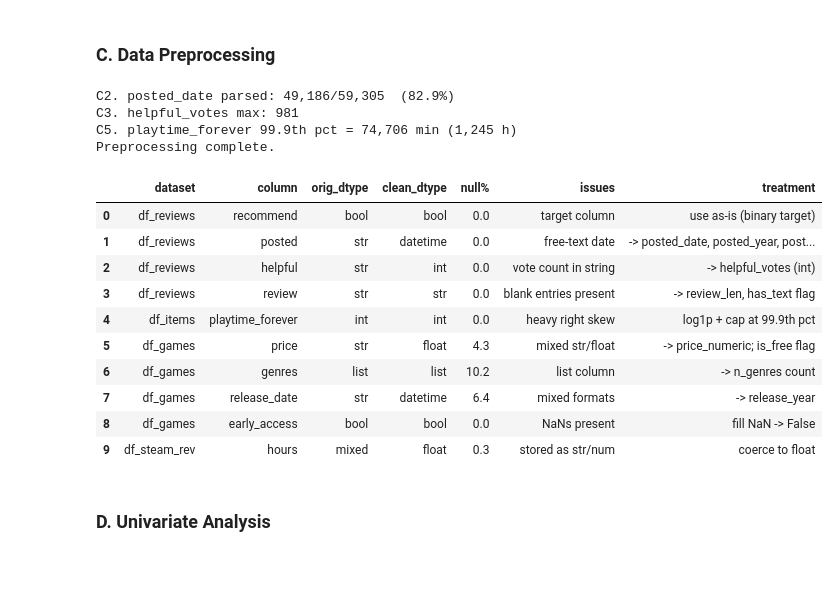
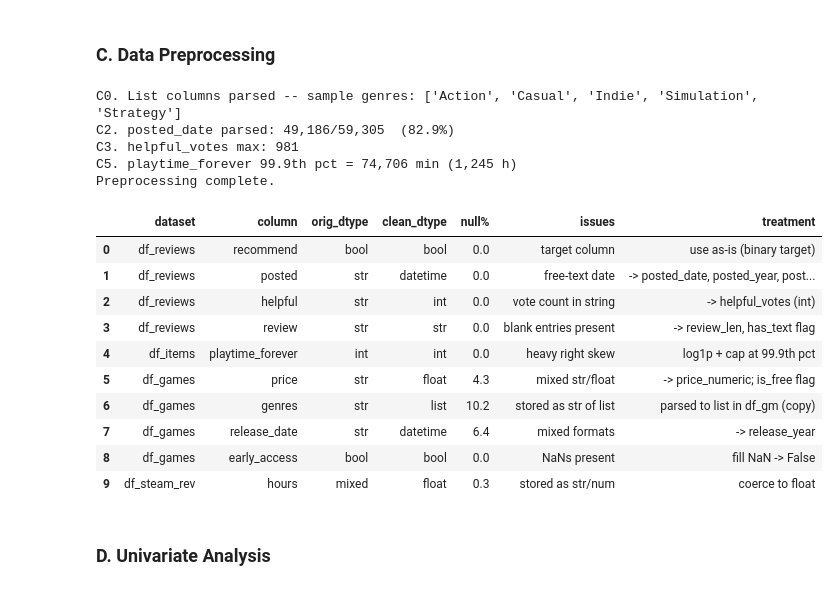
Before and after one commit to Patreax/ISA_movielens_recsys, a Jupyter notebook: notebooks/02_steam_recsys.ipynb, the cells around one changed output. Cells and saved outputs as stored; diff of their text form; code cells hidden in the pictures.

```diff
--- a/notebooks/02_steam_recsys.ipynb
+++ b/notebooks/02_steam_recsys.ipynb
@@ -245,16 +275,40 @@ Granularity (one row per …):
 # %% [markdown]
 ### C. Data Preprocessing
 # %%
-# ── C. Data Preprocessing ──────────────────────────────────────────────────────
+# -- C. Data Preprocessing ----------------------------------------------------
 
-# Work on copies — never modify raw frames
+# Work on copies -- never modify raw frames
 df_rev = df_reviews.copy()
 df_itm = df_items.copy()
 df_gm  = df_games.copy()
 df_bun = df_bundles.copy()
 df_sr  = df_steam_rev.copy()
 
-# C1. Trim string columns
+# -- C0. Parse list-like string columns in df_gm ------------------------------
+# genres, tags, specs are stored as string repr of lists in the parquet cache
+# (e.g. "['Action', 'Indie']").  Parse them back to real Python lists on the
+# COPY only so DATASETS / df_games remain unchanged for later EDA steps.
+import ast as _ast
+
+def _parse_list_str(x):
+    # Pass-through: already a Python list
+    if isinstance(x, list): return x
+    # PyArrow reads list-type parquet columns back as numpy.ndarray
+    if isinstance(x, np.ndarray): return x.tolist()
+    # Legacy: column was serialised as a string repr of a list
+    if not isinstance(x, str) or x.strip() in ('', 'nan', 'None'): return []
+    try:
+        r = _ast.literal_eval(x)
+        return r if isinstance(r, list) else []
+    except (ValueError, SyntaxError):
+        return []
+
+for _col in ['genres', 'tags', 'specs']:
+    df_gm[_col] = df_gm[_col].apply(_parse_list_str)
+
+print(f"C0. List columns parsed -- sample genres: {df_gm['genres'].iloc[0]}")
+
+# -- C1. Trim string columns --------------------------------------------------
 for col in ["user_id", "item_id", "review", "posted", "helpful"]:
     df_rev[col] = df_rev[col].astype(str).str.strip()
 for col in ["user_id", "item_id", "item_name"]:
@@ -263,7 +317,7 @@ for col in ["username", "product_id"]:
     if col in df_sr.columns:
         df_sr[col] = df_sr[col].astype(str).str.strip()
 
-# C2. Parse posted date ("Posted November 12, 2014.")
+# -- C2. Parse posted date ("Posted November 12, 2014.") ----------------------
 def parse_posted(s):
     if not isinstance(s, str) or s.strip() in ("", "nan"):
         return pd.NaT
@@ -276,7 +330,7 @@ df_rev["posted_month"] = df_rev["posted_date"].dt.month
 ok = df_rev["posted_date"].notna().sum()
 print(f"C2. posted_date parsed: {ok:,}/{len(df_rev):,}  ({ok/len(df_rev)*100:.1f}%)")
 
-# C3. Extract helpful vote counts from strings
+# -- C3. Extract helpful vote counts from strings -----------------------------
 def parse_votes(s):
     if not isinstance(s, str): return 0
     m = re.search(r"(\d+)", s)
@@ -285,61 +339,62 @@ def parse_votes(s):
 df_rev["helpful_votes"] = df_rev["helpful"].apply(parse_votes)
 print(f"C3. helpful_votes max: {df_rev['helpful_votes'].max():,}")
 
-# C4. Review text length + has_text flag
+# -- C4. Review text length + has_text flag -----------------------------------
 df_rev["review_len"] = df_rev["review"].str.len().fillna(0).astype(int)
 df_rev["has_text"]   = df_rev["review"].str.strip().str.len() > 0
 
-# C5. Playtime: log1p transform + cap at 99.9th pct
+# -- C5. Playtime: log1p transform + cap at 99.9th pct -----------------------
 p999 = df_itm["playtime_forever"].quantile(0.999)
 df_itm["playtime_forever_capped"] = df_itm["playtime_forever"].clip(upper=p999)
 df_itm["playtime_log1p"]          = np.log1p(df_itm["playtime_forever"])
 print(f"C5. playtime_forever 99.9th pct = {p999:,.0f} min ({p999/60:,.0f} h)")
 
-# C6. Games: release year, is_free, list-length features
+# -- C6. Games: release year, is_free, list-length features -------------------
 df_gm["release_date_parsed"] = pd.to_datetime(df_gm["release_date"], errors="coerce")
 df_gm["release_year"] = df_gm["release_date_parsed"].dt.year
 df_gm["is_free"]      = df_gm["price_numeric"] == 0
-df_gm["n_genres"]     = df_gm["genres"].apply(lambda x: len(x) if isinstance(x, list) else 0)
-df_gm["n_tags"]       = df_gm["tags"].apply(lambda x: len(x) if isinstance(x, list) else 0)
-df_gm["n_specs"]      = df_gm["specs"].apply(lambda x: len(x) if isinstance(x, list) else 0)
+df_gm["n_genres"]     = df_gm["genres"].apply(len)
+df_gm["n_tags"]       = df_gm["tags"].apply(len)
+df_gm["n_specs"]      = df_gm["specs"].apply(len)
 df_gm["early_access"] = df_gm["early_access"].fillna(False)
 
-# C7. steam_reviews: numeric hours + products
-df_sr["hours"]    = pd.to_numeric(df_sr["hours"], errors="coerce")
+# -- C7. steam_reviews: numeric hours + products ------------------------------
+df_sr["hours"]    = pd.to_numeric(df_sr["hours"],    errors="coerce")
 df_sr["products"] = pd.to_numeric(df_sr["products"], errors="coerce")
 
 print("Preprocessing complete.")
 
 # Preprocessing summary table
 prep_rows = [
     ("df_reviews",  "recommend",        "bool",  "bool",     0.0,                                          "target column",              "use as-is (binary target)"),
     ("df_reviews",  "posted",           "str",   "datetime", round(df_reviews["posted"].isnull().mean()*100,1), "free-text date",         "-> posted_date, posted_year, posted_month"),
     ("df_reviews",  "helpful",          "str",   "int",      0.0,                                          "vote count in string",       "-> helpful_votes (int)"),
     ("df_reviews",  "review",           "str",   "str",      0.0,                                          "blank entries present",      "-> review_len, has_text flag"),
     ("df_items",    "playtime_forever", "int",   "int",      0.0,                                          "heavy right skew",           "log1p + cap at 99.9th pct"),
     ("df_games",    "price",            "str",   "float",    round(df_games["price"].isnull().mean()*100,1), "mixed str/float",          "-> price_numeric; is_free flag"),
-    ("df_games",    "genres",           "list",  "list",     round(df_games["genres"].isnull().mean()*100,1), "list column",             "-> n_genres count"),
+    ("df_games",    "genres",           "str",   "list",     round(df_games["genres"].isnull().mean()*100,1), "stored as str of list",   "parsed to list in df_gm (copy)"),
     ("df_games",    "release_date",     "str",   "datetime", round(df_games["release_date"].isnull().mean()*100,1), "mixed formats",    "-> release_year"),
     ("df_games",    "early_access",     "bool",  "bool",     round(df_games["early_access"].isnull().mean()*100,1), "NaNs present",   "fill NaN -> False"),
     ("df_steam_rev","hours",            "mixed", "float",    round(df_sr["hours"].isnull().mean()*100,1),  "stored as str/num",          "coerce to float"),
 ]
 prep_df = pd.DataFrame(prep_rows, columns=[
     "dataset", "column", "orig_dtype", "clean_dtype", "null%", "issues", "treatment"
 ])
 display(prep_df)
 # %% [output]
+C0. List columns parsed -- sample genres: ['Action', 'Casual', 'Indie', 'Simulation', 'Strategy']
 C2. posted_date parsed: 49,186/59,305  (82.9%)
 C3. helpful_votes max: 981
 C5. playtime_forever 99.9th pct = 74,706 min (1,245 h)
 Preprocessing complete.
 |  | dataset | column | orig_dtype | clean_dtype | null% | issues | treatment |
 | 0 | df_reviews | recommend | bool | bool | 0.0 | target column | use as-is (binary target) |
 | 1 | df_reviews | posted | str | datetime | 0.0 | free-text date | -> posted_date, posted_year, post... |
 | 2 | df_reviews | helpful | str | int | 0.0 | vote count in string | -> helpful_votes (int) |
 | 3 | df_reviews | review | str | str | 0.0 | blank entries present | -> review_len, has_text flag |
 | 4 | df_items | playtime_forever | int | int | 0.0 | heavy right skew | log1p + cap at 99.9th pct |
 | 5 | df_games | price | str | float | 4.3 | mixed str/float | -> price_numeric; is_free flag |
-| 6 | df_games | genres | list | list | 10.2 | list column | -> n_genres count |
+| 6 | df_games | genres | str | list | 10.2 | stored as str of list | parsed to list in df_gm (copy) |
 | 7 | df_games | release_date | str | datetime | 6.4 | mixed formats | -> release_year |
 | 8 | df_games | early_access | bool | bool | 0.0 | NaNs present | fill NaN -> False |
 | 9 | df_steam_rev | hours | mixed | float | 0.3 | stored as str/num | coerce to float |
```
Also changed, not shown: parts of 29 cells of this notebook, 7 other files.
